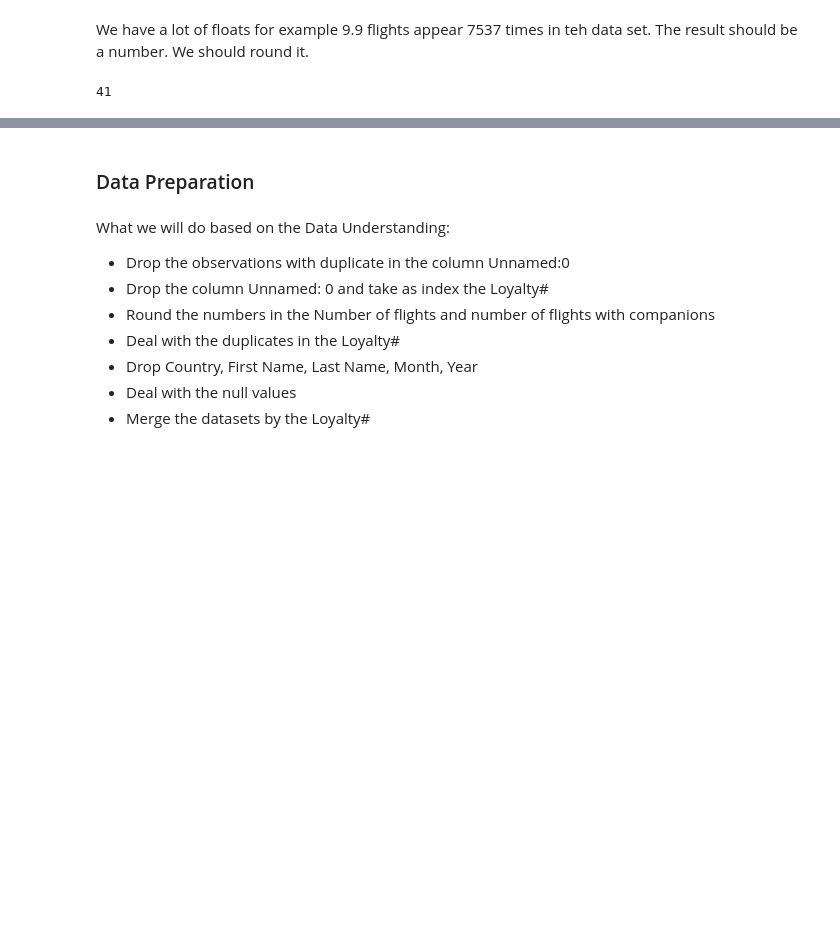
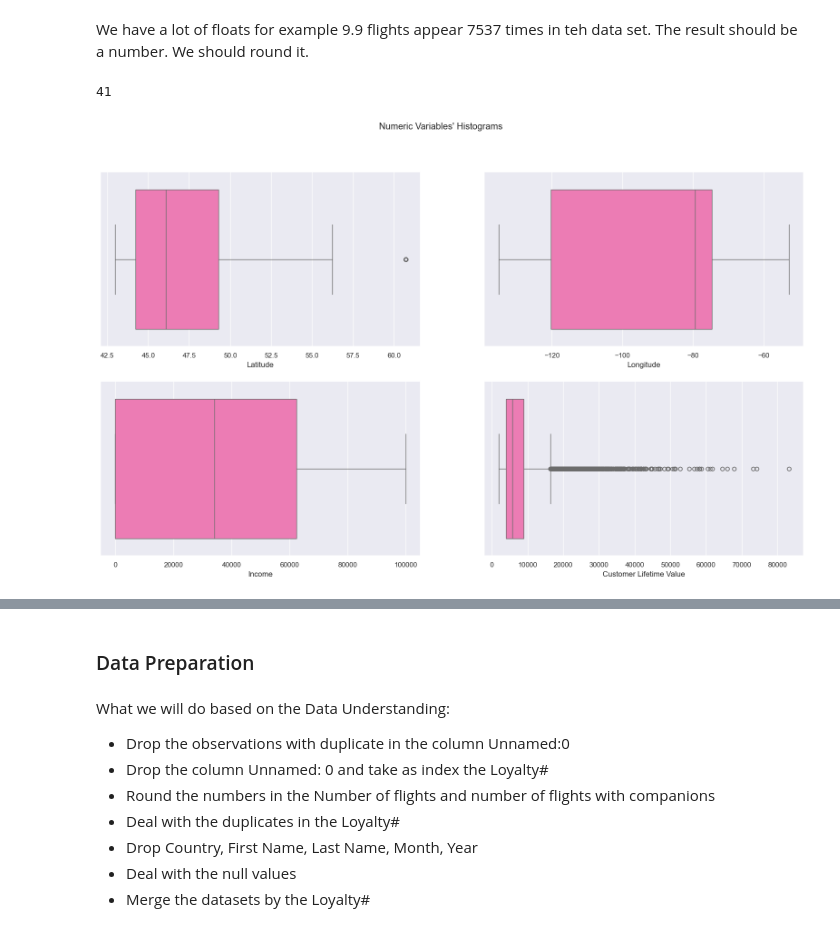
Before and after one commit to barbara-sousa-franco/Data-Mining-Project, a Jupyter notebook: Deliverable 1.ipynb, the cells around one changed output, grey strips where cells are left out. Saved outputs shown, nothing was run; the diff lists cells and outputs as text; code cells hidden in the pictures; blank space fills up the shorter version.

Commit message:
boxplots

```diff
--- a/Deliverable 1.ipynb
+++ b/Deliverable 1.ipynb
@@ -421,3 +367,19 @@ The result should be a number. We should round it.
 df_flightsDB['NumFlights'].nunique()
 # %% [output]
 41
+# %%
+sns.set()
+
+# We will put all the numeric variables' histograms in one figure
+# Prepare figure. Create individual axes where each histogram will be placed
+fig, axes = plt.subplots(2, ceil(len(costumers_num_var) / 2 ), figsize = (20, 11))
+
+for ax, feat in zip(axes.flatten(), costumers_num_var):
+    sns.boxplot(x=df_customerDB[feat], ax=ax, color='hotpink')
+
+# Add a centered title to the figure:
+plt.suptitle("Numeric Variables' Histograms")
+
+plt.show()
+# %% [output]
+[figure, added]
```
Also changed, not shown: parts of 12 cells of this notebook.
